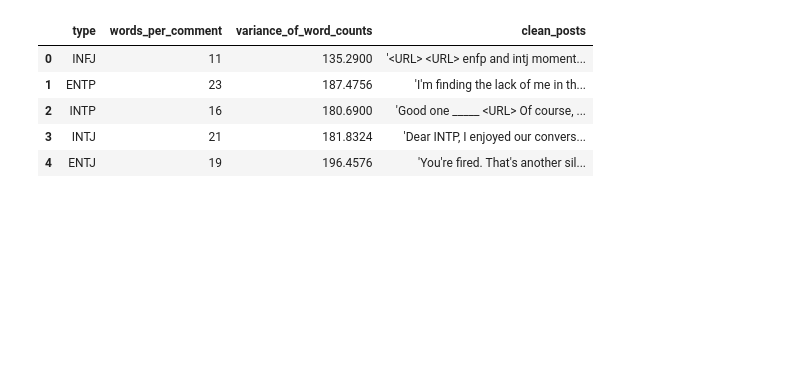
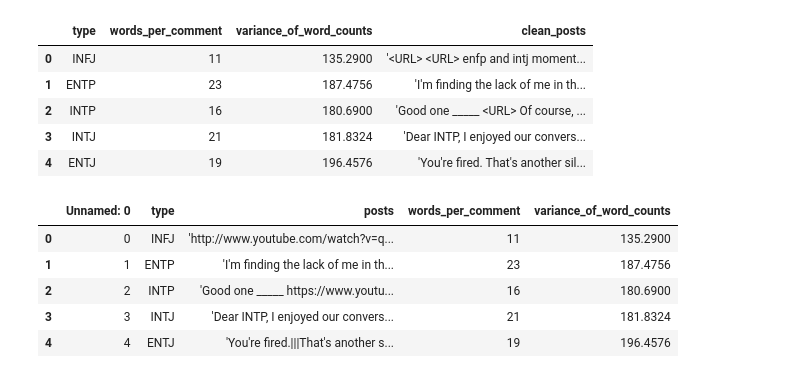
Before and after one commit to alexxuelin/cs182-final-project, a Jupyter notebook: Data Cleaning and Exploration.ipynb, the cells around one changed output. Cells and saved outputs as stored; diff of their text form; code cells hidden in the pictures; blank space fills up the shorter version.

```diff
--- a/Data Cleaning and Exploration.ipynb
+++ b/Data Cleaning and Exploration.ipynb
@@ -112,3 +112,13 @@ df.head()
 | 4 | ENTJ | 19 | 196.4576 | 'You're fired. That's another sil... |
 # %%
 df.to_csv("clean.csv", encoding='utf-8', index=True)
+# %%
+clean = pd.read_csv('clean.csv')
+clean.head()
+# %% [output]
+|  | Unnamed: 0 | type | posts | words_per_comment | variance_of_word_counts |
+| 0 | 0 | INFJ | 'http://www.youtube.com/watch?v=q... | 11 | 135.2900 |
+| 1 | 1 | ENTP | 'I'm finding the lack of me in th... | 23 | 187.4756 |
+| 2 | 2 | INTP | 'Good one _____ https://www.youtu... | 16 | 180.6900 |
+| 3 | 3 | INTJ | 'Dear INTP, I enjoyed our convers... | 21 | 181.8324 |
+| 4 | 4 | ENTJ | 'You're fired.|||That's another s... | 19 | 196.4576 |
```
Also changed, not shown: parts of 4 cells of this notebook.
